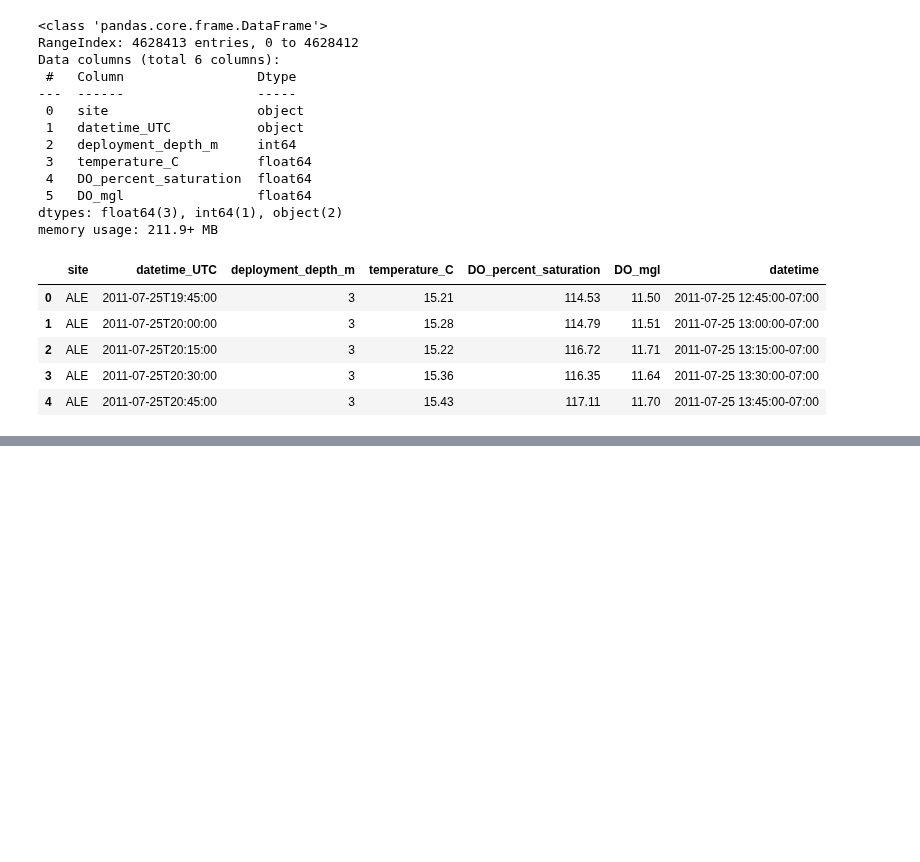
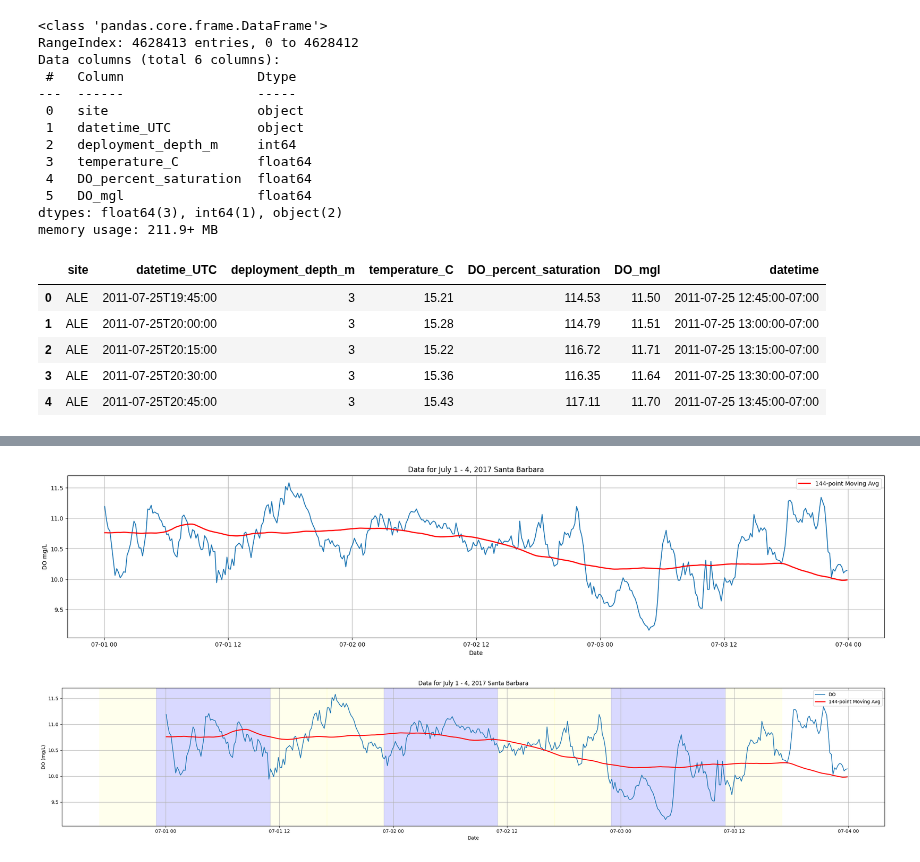
Before and after one commit to rzv09/smores_proj, a Jupyter notebook: src/sb_data/sb_data_explore.ipynb, the cells around one changed output, grey strips where cells are left out. Drawn from its saved outputs; the diff is of its cells as text; code cells hidden in the pictures; blank space fills up the shorter version.

```diff
--- a/src/sb_data/sb_data_explore.ipynb
+++ b/src/sb_data/sb_data_explore.ipynb
@@ -50,0 +76,57 @@ plt.show()
+# %%
+start = '2017-07-01'
+end = '2017-07-04'
+mask = (df['site'] == 'SBH') & (df['datetime'] >= start) & (df['datetime'] <= end)
+july_2017 = df.loc[mask]
+plt.figure(figsize=(25, 5))
+plt.plot(july_2017['datetime'], july_2017['DO_mgl'])
+# Plot the moving average
+plt.plot(july_2017['datetime'], july_2017['moving_avg'], color='red', linewidth=2, label=f'{window_size}-point Moving Avg')
+plt.title('Data for July 1 - 4, 2017 Santa Barbara')
+plt.xlabel('Date')
+plt.ylabel('DO mg/L')
+plt.legend()
+plt.grid(True)
+plt.show()
+
+import pandas as pd
+import matplotlib.pyplot as plt
+from datetime import timedelta
+
+start = '2017-07-01'
+end = '2017-07-04'
+mask = (df['site'] == 'SBH') & (df['datetime'] >= start) & (df['datetime'] <= end)
+july_2017 = df.loc[mask]
+
+plt.figure(figsize=(25, 5))
+plt.plot(july_2017['datetime'], july_2017['DO_mgl'], label='DO')
+plt.plot(july_2017['datetime'], july_2017['moving_avg'], color='red', linewidth=2,
+         label=f'{window_size}-point Moving Avg')
+
+# --- Add day/night shading ---
+# Determine unique days in your data
+unique_days = pd.to_datetime(july_2017['datetime'].dt.date.unique())
+
+for day in unique_days:
+    day_start = pd.Timestamp(day)
+    day_end = day_start + timedelta(days=1)
+    sunrise = day_start + timedelta(hours=6)   # 6 AM
+    sunset = day_start + timedelta(hours=18)   # 6 PM
+
+    # Shade day (light yellow)
+    plt.axvspan(sunrise, sunset, color='blue', alpha=0.15)
+    # Shade night (light blue)
+    plt.axvspan(day_start, sunrise, color='yellow', alpha=0.07)
+    plt.axvspan(sunset, day_end, color='yellow', alpha=0.07)
+
+# --- Labels ---
+plt.title('Data for July 1 - 4, 2017 Santa Barbara')
+plt.xlabel('Date')
+plt.ylabel('DO (mg/L)')
+plt.legend()
+plt.grid(True)
+plt.tight_layout()
+plt.show()
+# %% [output]
+[figure, added]
+[figure, added]
```
Also changed, not shown: parts of 4 cells of this notebook, 1 other file.
